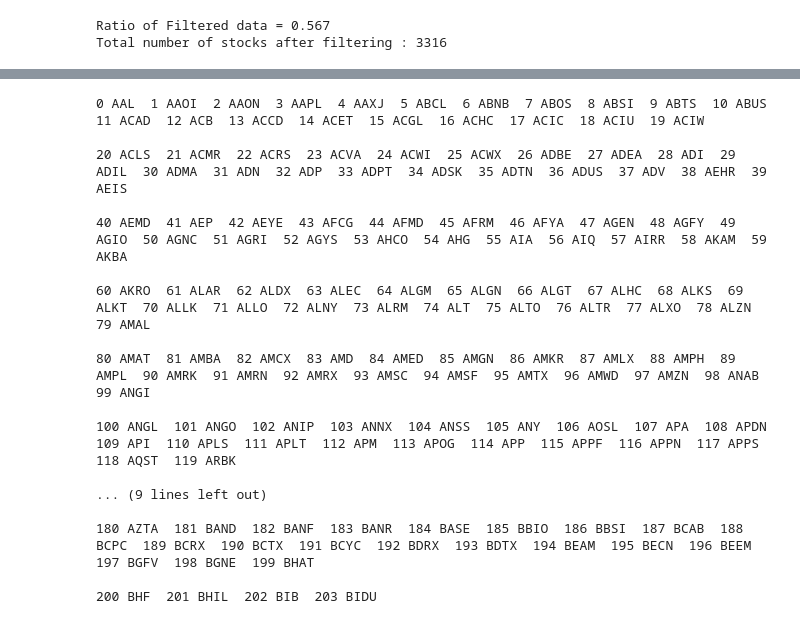
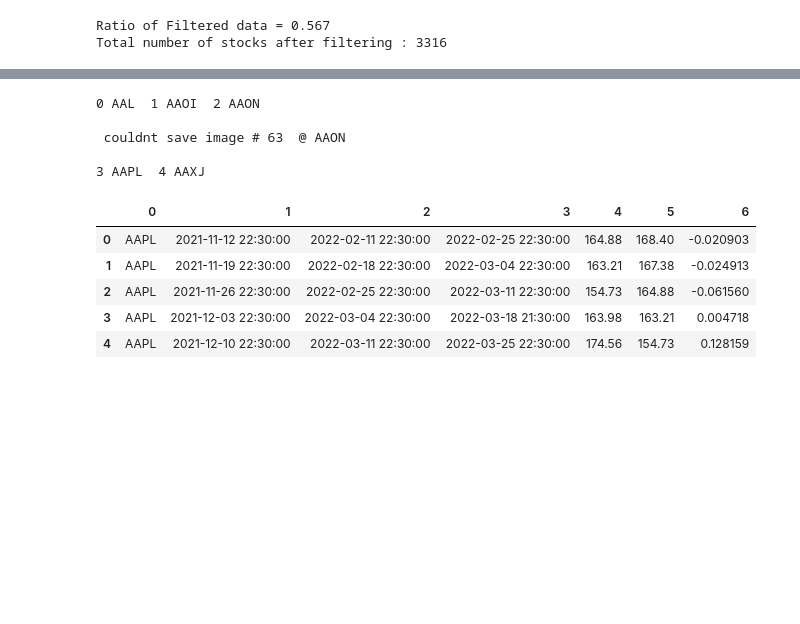
Before and after one commit to YanivAmir/stock-predicition-CNN, a Jupyter notebook: stock_image_generation_based_on_historical_data.ipynb, the cells around one changed output, grey strips where cells are left out. Drawn from its saved outputs; the diff is of its cells as text; code cells hidden in the pictures; blank space fills up the shorter version.

```diff
--- a/stock_image_generation_based_on_historical_data.ipynb
+++ b/stock_image_generation_based_on_historical_data.ipynb
@@ -167,9 +155,9 @@ Filtering data on basis of:
 2.   Average Hourly Marketcap of at least 14K (~100K daily)
 3.   Average Daily Marketcap of atleat 100K
 # %%
-posTickers = [ticker for ticker in data if len(data[ticker])>4500 and np.log10(data[ticker].cap.mean())>4.15 and np.log10(data[ticker].cap.resample('D').sum().mean())>5]
-print(f'Ratio of Filtered data = {round(len(posTickers)/len(data),3)}')
-print(f'Total number of stocks after filtering : {len(posTickers)}')
+positiveTickers = [ticker for ticker in data if len(data[ticker])>4500 and np.log10(data[ticker].cap.mean())>4.15 and np.log10(data[ticker].cap.resample('D').sum().mean())>5]
+print(f'Ratio of Filtered data = {round(len(positiveTickers)/len(data),3)}')
+print(f'Total number of stocks after filtering : {len(positiveTickers)}')
 # %% [output]
 Ratio of Filtered data = 0.567
 Total number of stocks after filtering : 3316
@@ -188,12 +172 @@ Total number of stocks after filtering : 3316
-# %%
-st = 5 #stride in days
-rng = 90 #dataRange in days
-prd = 10 #predictionPeriod in days
-h4d = 7 #trading hrs / day
-targetBuffer = 5 #time periods
-# minRelativePriceMove = 0.1
-dpi = 64
-figsize = (5, 5)
-totalNumOfHours = 5000
-nStrides4Ticker = 125 #maximum number of strides for each 5000hr duration
 # %%
@@ -329,20 +283,21 @@ startStrideNumberCurrentTicker=100 #change to last stride of last ticker saved i
+# %%
+start_date = pd.Timestamp('2000-06-22')
+end_date = pd.Timestamp('2024-09-18')
+numWeeks2plot = 12
+numWeeks2predict = 2
+dpi = 72
+figsize = (5, 5)
+nStrides4Ticker = 100 #maximum number of strides for each 5000hr duration is 125. leaving the last 25 for testset
+
+strtIdx = 0
+endIdx = 500
+startStrideNumberAllOther=0 # for training and validation the first image number is 0. for test data the first image number is 100.
+startStrideNumberCurrentTicker=0 #change to last stride of last ticker saved if run was interrupted otherwise equal to startStrideNumberAllOther
 # %%
-generatePlots(posTickers,minRelativePriceMove,maxRelativePriceMove,strtIdx,endIdx,startStrideNumberCurrentTicker=100,startStrideNumberAllOther=100,saveEvery=3000)
+targetsData,capImgs,candlesticksImgs = generatePlots(positiveTickers,strtIdx,endIdx,startStrideNumberCurrentTicker,startStrideNumberAllOther,saveEvery=3000)
 # %% [output]
-0 AAL  1 AAOI  2 AAON  3 AAPL  4 AAXJ  5 ABCL  6 ABNB  7 ABOS  8 ABSI  9 ABTS  10 ABUS  11 ACAD  12 ACB  13 ACCD  14 ACET  15 ACGL  16 ACHC  17 ACIC  18 ACIU  19 ACIW
+0 AAL  1 AAOI  2 AAON
 
-20 ACLS  21 ACMR  22 ACRS  23 ACVA  24 ACWI  25 ACWX  26 ADBE  27 ADEA  28 ADI  29 ADIL  30 ADMA  31 ADN  32 ADP  33 ADPT  34 ADSK  35 ADTN  36 ADUS  37 ADV  38 AEHR  39 AEIS
+ couldnt save image # 63  @ AAON
 
-40 AEMD  41 AEP  42 AEYE  43 AFCG  44 AFMD  45 AFRM  46 AFYA  47 AGEN  48 AGFY  49 AGIO  50 AGNC  51 AGRI  52 AGYS  53 AHCO  54 AHG  55 AIA  56 AIQ  57 AIRR  58 AKAM  59 AKBA
-
-60 AKRO  61 ALAR  62 ALDX  63 ALEC  64 ALGM  65 ALGN  66 ALGT  67 ALHC  68 ALKS  69 ALKT  70 ALLK  71 ALLO  72 ALNY  73 ALRM  74 ALT  75 ALTO  76 ALTR  77 ALXO  78 ALZN  79 AMAL
-
-80 AMAT  81 AMBA  82 AMCX  83 AMD  84 AMED  85 AMGN  86 AMKR  87 AMLX  88 AMPH  89 AMPL  90 AMRK  91 AMRN  92 AMRX  93 AMSC  94 AMSF  95 AMTX  96 AMWD  97 AMZN  98 ANAB  99 ANGI
-
-100 ANGL  101 ANGO  102 ANIP  103 ANNX  104 ANSS  105 ANY  106 AOSL  107 APA  108 APDN  109 API  110 APLS  111 APLT  112 APM  113 APOG  114 APP  115 APPF  116 APPN  117 APPS  118 AQST  119 ARBK
-
-... (9 lines left out)
-
-180 AZTA  181 BAND  182 BANF  183 BANR  184 BASE  185 BBIO  186 BBSI  187 BCAB  188 BCPC  189 BCRX  190 BCTX  191 BCYC  192 BDRX  193 BDTX  194 BEAM  195 BECN  196 BEEM  197 BGFV  198 BGNE  199 BHAT
-
-200 BHF  201 BHIL  202 BIB  203 BIDU
+3 AAPL  4 AAXJ
@@ -353,0 +304,9 @@ for i in range(startStrideNumber,nStrides4Ticker):
+# %%
+pd.DataFrame(targetsData).head()
+# %% [output]
+|  | 0 | 1 | 2 | 3 | 4 | 5 | 6 |
+| 0 | AAPL | 2021-11-12 22:30:00 | 2022-02-11 22:30:00 | 2022-02-25 22:30:00 | 164.88 | 168.40 | -0.020903 |
+| 1 | AAPL | 2021-11-19 22:30:00 | 2022-02-18 22:30:00 | 2022-03-04 22:30:00 | 163.21 | 167.38 | -0.024913 |
+| 2 | AAPL | 2021-11-26 22:30:00 | 2022-02-25 22:30:00 | 2022-03-11 22:30:00 | 154.73 | 164.88 | -0.061560 |
+| 3 | AAPL | 2021-12-03 22:30:00 | 2022-03-04 22:30:00 | 2022-03-18 21:30:00 | 163.98 | 163.21 | 0.004718 |
+| 4 | AAPL | 2021-12-10 22:30:00 | 2022-03-11 22:30:00 | 2022-03-25 22:30:00 | 174.56 | 154.73 | 0.128159 |
```
Also changed, not shown: parts of 9 cells of this notebook.
